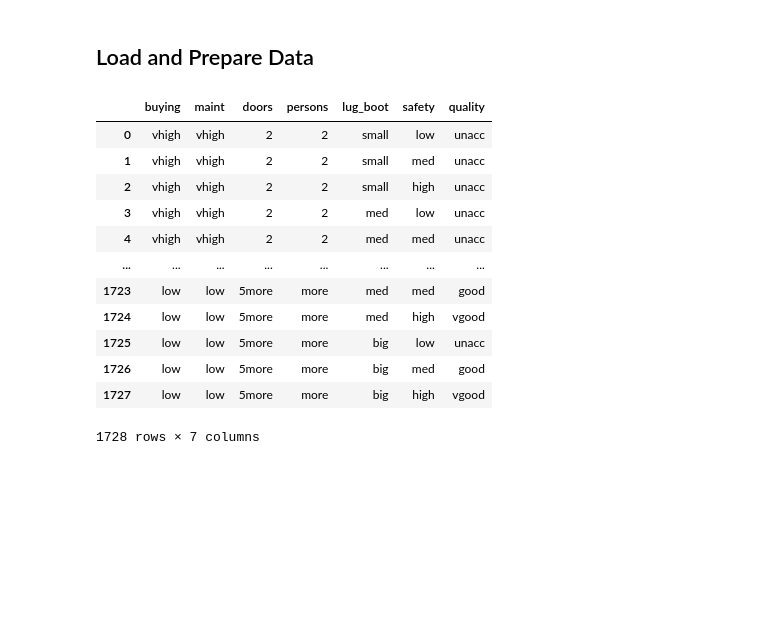
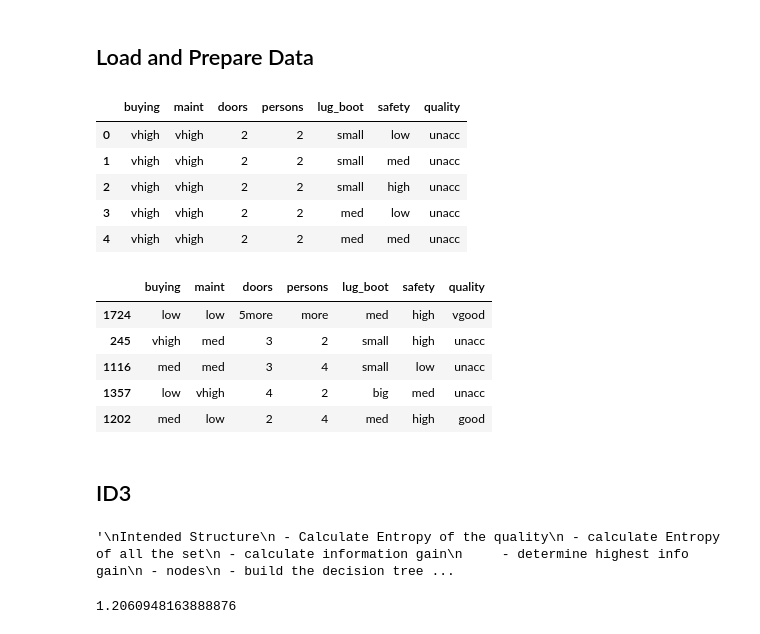
Before and after one commit to AdrianL-Work/MLF-TLS-UTS-2021, a Jupyter notebook: My ID3.ipynb, the cells around one changed output. Saved outputs shown, nothing was run; the diff lists cells and outputs as text; code cells hidden in the pictures; blank space fills up the shorter version.

Commit message:
non class just functions algo

```diff
--- a/My ID3.ipynb
+++ b/My ID3.ipynb
@@ -10,20 +12,13 @@ import numpy as np
 # %%
 full_car_data = pd.read_csv("https://raw.githubusercontent.com/AdrianL-Work/MLF-TLS-UTS-2021/main/data/cars.csv")
 # %%
-full_car_data
+full_car_data.head()
 # %% [output]
 |  | buying | maint | doors | persons | lug_boot | safety | quality |
 | 0 | vhigh | vhigh | 2 | 2 | small | low | unacc |
 | 1 | vhigh | vhigh | 2 | 2 | small | med | unacc |
 | 2 | vhigh | vhigh | 2 | 2 | small | high | unacc |
 | 3 | vhigh | vhigh | 2 | 2 | med | low | unacc |
 | 4 | vhigh | vhigh | 2 | 2 | med | med | unacc |
-| ... | ... | ... | ... | ... | ... | ... | ... |
-| 1723 | low | low | 5more | more | med | med | good |
-| 1724 | low | low | 5more | more | med | high | vgood |
-| 1725 | low | low | 5more | more | big | low | unacc |
-| 1726 | low | low | 5more | more | big | med | good |
-| 1727 | low | low | 5more | more | big | high | vgood |
-1728 rows × 7 columns
 # %%
 #split into train and test.
@@ -30,0 +27,9 @@ training_car_data = full_car_data.sample(frac=0.66,random_state=200)
+# %%
+training_car_data.head()
+# %% [output]
+|  | buying | maint | doors | persons | lug_boot | safety | quality |
+| 1724 | low | low | 5more | more | med | high | vgood |
+| 245 | vhigh | med | 3 | 2 | small | high | unacc |
+| 1116 | med | med | 3 | 4 | small | low | unacc |
+| 1357 | low | vhigh | 4 | 2 | big | med | unacc |
+| 1202 | med | low | 2 | 4 | med | high | good |
@@ -30,0 +38,18 @@ training_car_data = full_car_data.sample(frac=0.66,random_state=200)
+# %% [markdown]
+## ID3
+# %%
+"""
+Intended Structure
+ - Calculate Entropy of the quality
+ - calculate Entropy of all the set
+ - calculate information gain
+     - determine highest info gain
+ - nodes
+ - build the decision tree
+
+ - predict function
+
+ -main as controller for a big for loop.
+"""
+# %% [output]
+'\nIntended Structure\n - Calculate Entropy of the quality\n - calculate Entropy of all the set\n - calculate information gain\n     - determine highest info gain\n - nodes\n - build the decision tree ...
@@ -30,0 +69,4 @@ training_car_data = full_car_data.sample(frac=0.66,random_state=200)
+# %%
+calc_key_entropy(training_car_data)
+# %% [output]
+1.2060948163888876
```
Also changed, not shown: parts of 17 cells of this notebook.
